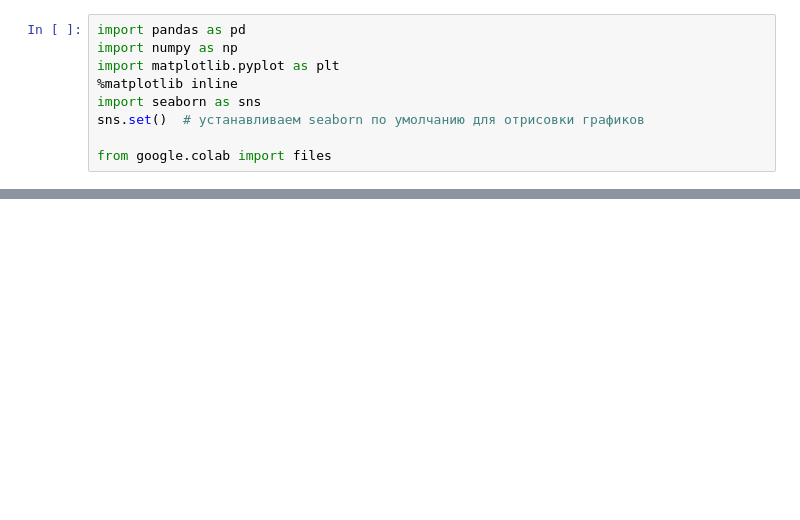
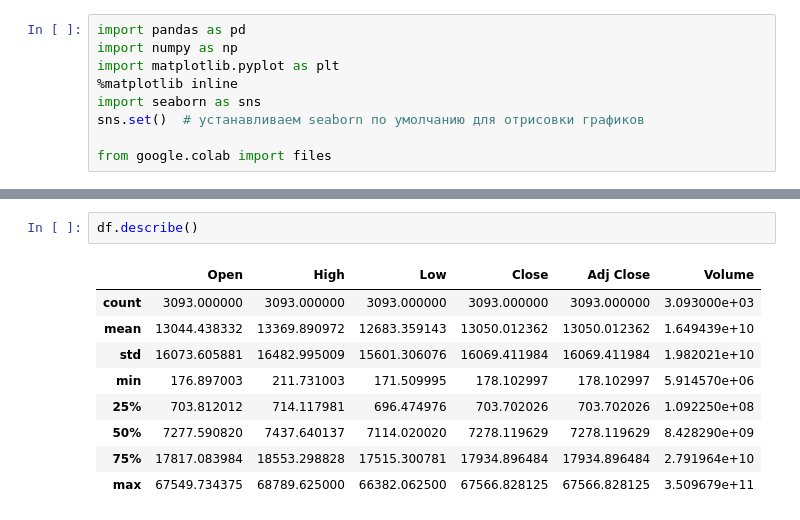
Before and after one commit to BitUpTeam/BitUp, a Jupyter notebook: BitUp.ipynb, the cells around one changed output, grey strips where cells are left out. Drawn from its saved outputs; the diff is of its cells as text; blank space fills up the shorter version.

```diff
--- a/BitUp.ipynb
+++ b/BitUp.ipynb
@@ -64,3 +111,15 @@ memory usage: 296.5 MB
+# %%
+df.describe()
+# %% [output]
+|  | Open | High | Low | Close | Adj Close | Volume |
+| count | 3093.000000 | 3093.000000 | 3093.000000 | 3093.000000 | 3093.000000 | 3.093000e+03 |
+| mean | 13044.438332 | 13369.890972 | 12683.359143 | 13050.012362 | 13050.012362 | 1.649439e+10 |
+| std | 16073.605881 | 16482.995009 | 15601.306076 | 16069.411984 | 16069.411984 | 1.982021e+10 |
+| min | 176.897003 | 211.731003 | 171.509995 | 178.102997 | 178.102997 | 5.914570e+06 |
+| 25% | 703.812012 | 714.117981 | 696.474976 | 703.702026 | 703.702026 | 1.092250e+08 |
+| 50% | 7277.590820 | 7437.640137 | 7114.020020 | 7278.119629 | 7278.119629 | 8.428290e+09 |
+| 75% | 17817.083984 | 18553.298828 | 17515.300781 | 17934.896484 | 17934.896484 | 2.791964e+10 |
+| max | 67549.734375 | 68789.625000 | 66382.062500 | 67566.828125 | 67566.828125 | 3.509679e+11 |
 # %%
 df.isnull().sum()
 # %% [output]
```
Also changed, not shown: parts of 62 cells of this notebook.
